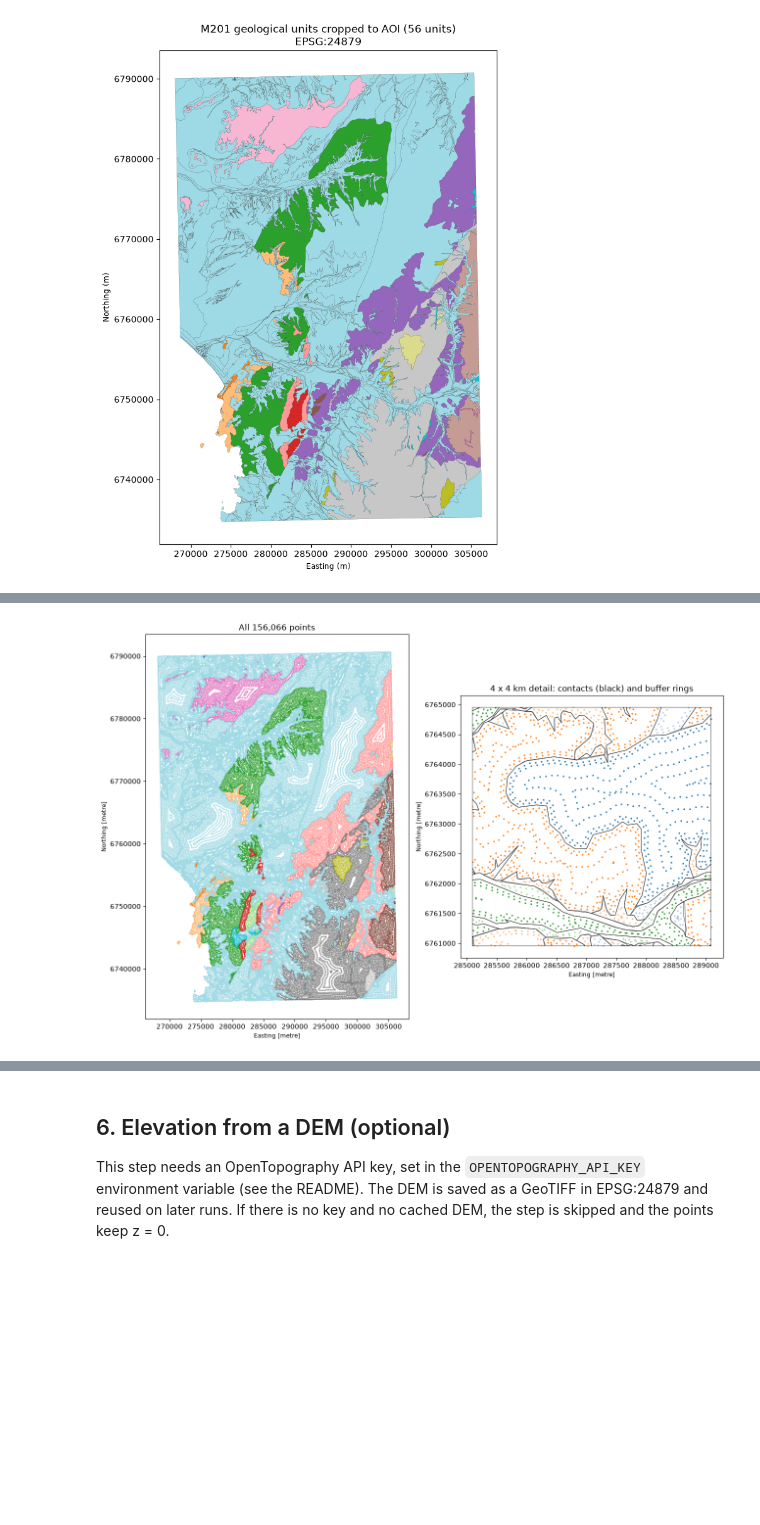
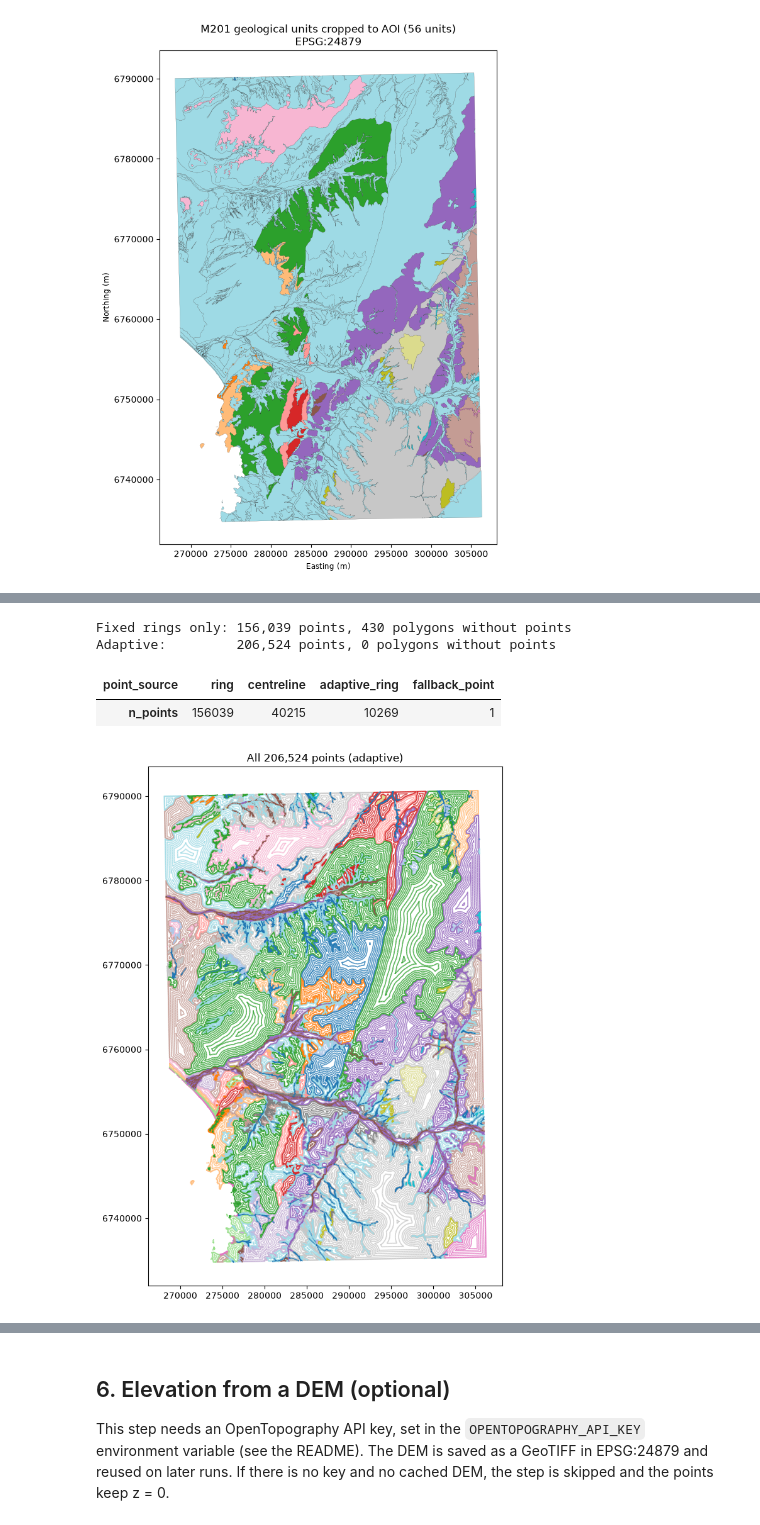
Before and after one commit to ramaguirre/geomodeltools, a Jupyter notebook: notebooks/example_sernageomin_m201_points.ipynb, the cells around one changed output, grey strips where cells are left out. Saved outputs shown, nothing was run; the diff lists cells and outputs as text; code cells hidden in the pictures; blank space fills up the shorter version.

```diff
--- a/notebooks/example_sernageomin_m201_points.ipynb
+++ b/notebooks/example_sernageomin_m201_points.ipynb
@@ -90,11 +102,9 @@ AOI_WGS84 = dict(minx=-71.383, miny=-29.500, maxx=-71.000, maxy=-29.000)
 # --- CRS ------------------------------------------------------------------------
 OUT_CRS = "EPSG:24879"  # PSAD56 / UTM zone 19S
 
-# --- Generalisation / buffering (see table above) ----------------------------------
-SIMPLIFY_TOLERANCE_M = 25
-SEGMENT_MAX_LENGTH_M = 100
-BUFFER_INCREMENTS_M = (50, 200)
-BUFFER_REPEATS = (2, 5)
+# --- Buffering (see table above) -----------------------------------------------------
+MAP_SCALE = 100_000  # 1:100,000; sets every spacing
+ADAPTIVE = True      # width-based points for narrow polygons
 
 # --- DEM (optional step) ----------------------------------------------------------------
 DEM_TYPE = "AW3D30"
@@ -214,0 +208,8 @@ Area: 1944 km2
+# %%
+polys = clean_polygon_geometries(cropped)
+polys = polys[polys.area > 0].explode(ignore_index=True)
+
+half_width = polys.area / polys.length
+print(f"Polygons: {len(polys)}, area {polys.area.sum() / 1e6:.0f} km2, vertices {int(polys.geometry.count_coordinates().sum()):,}")
+print(f"Mean half-width (area / perimeter) percentiles 10/50/90: {half_width.quantile([.1, .5, .9]).round(0).tolist()} m")
+print(f"Narrower than {MAP_SCALE / 1000:.0f} m half-width (adaptive centreline): {(half_width < MAP_SCALE / 1000).sum()}")
@@ -248,18 +237,36 @@ points[UNIT_COL].value_counts().rename("n_points").to_frame().T
-# %%
-fig, axes = plt.subplots(1, 2, figsize=(13, 9))
-points.plot(column=UNIT_COL, ax=axes[0], markersize=0.2, cmap="tab20", categorical=True)
-axes[0].set_title(f"All {len(points):,} points")
-
-# Zoom on a 4 x 4 km window at the AOI centre to show the ring spacing
-cx, cy = points.x.median(), points.y.median()
-win = box(cx - 2000, cy - 2000, cx + 2000, cy + 2000)
-polys.clip(win).boundary.plot(ax=axes[1], color="k", linewidth=0.5)
-points.clip(win).plot(column=UNIT_COL, ax=axes[1], markersize=2, cmap="tab20", categorical=True)
-axes[1].set_title("4 x 4 km detail: contacts (black) and buffer rings")
-for ax in axes:
-    ax.set_aspect("equal")
-    ax.ticklabel_format(style="plain")
-plt.tight_layout()
-plt.show()
-# %% [output]
-[figure, removed]
+# %%
+common = dict(feature_cols=[UNIT_COL], level_col_or_z=0, map_scale=MAP_SCALE, return_polydata=False, verbose=False)
+
+points_fixed = bufferize_2d_polygons(polys, adaptive=False, **common)
+points = bufferize_2d_polygons(polys, adaptive=ADAPTIVE, **common)
+
+
+def n_polygons_without_points(pts):
+    hit = gpd.sjoin(polys[["geometry"]].reset_index(), pts[["geometry"]], predicate="intersects")["index"].nunique()
+    return len(polys) - hit
+
+
+print(f"Fixed rings only: {len(points_fixed):,} points, {n_polygons_without_points(points_fixed)} polygons without points")
+print(f"Adaptive:         {len(points):,} points, {n_polygons_without_points(points)} polygons without points")
+if "point_source" in points:
+    display(points["point_source"].value_counts().rename("n_points").to_frame().T)
+# %% [output]
+Fixed rings only: 156,039 points, 430 polygons without points
+Adaptive:         206,524 points, 0 polygons without points
+| point_source | ring | centreline | adaptive_ring | fallback_point |
+| n_points | 156039 | 40215 | 10269 | 1 |
+# %%
+# Same colour for the same unit in every panel
+codes = sorted(polys[UNIT_COL].unique())
+cmap = plt.get_cmap("tab20")
+unit_colour = {c: cmap(i % 20) for i, c in enumerate(codes)}
+
+fig, ax = plt.subplots(figsize=(7, 9))
+ax.scatter(points.x, points.y, s=0.1, c=points[UNIT_COL].map(unit_colour).tolist())
+ax.set_title(f"All {len(points):,} points (adaptive)")
+ax.set_aspect("equal")
+ax.ticklabel_format(style="plain")
+plt.tight_layout()
+plt.show()
+# %% [output]
+[figure, added]
```
Also changed, not shown: parts of 10 cells of this notebook, 2 other files.
